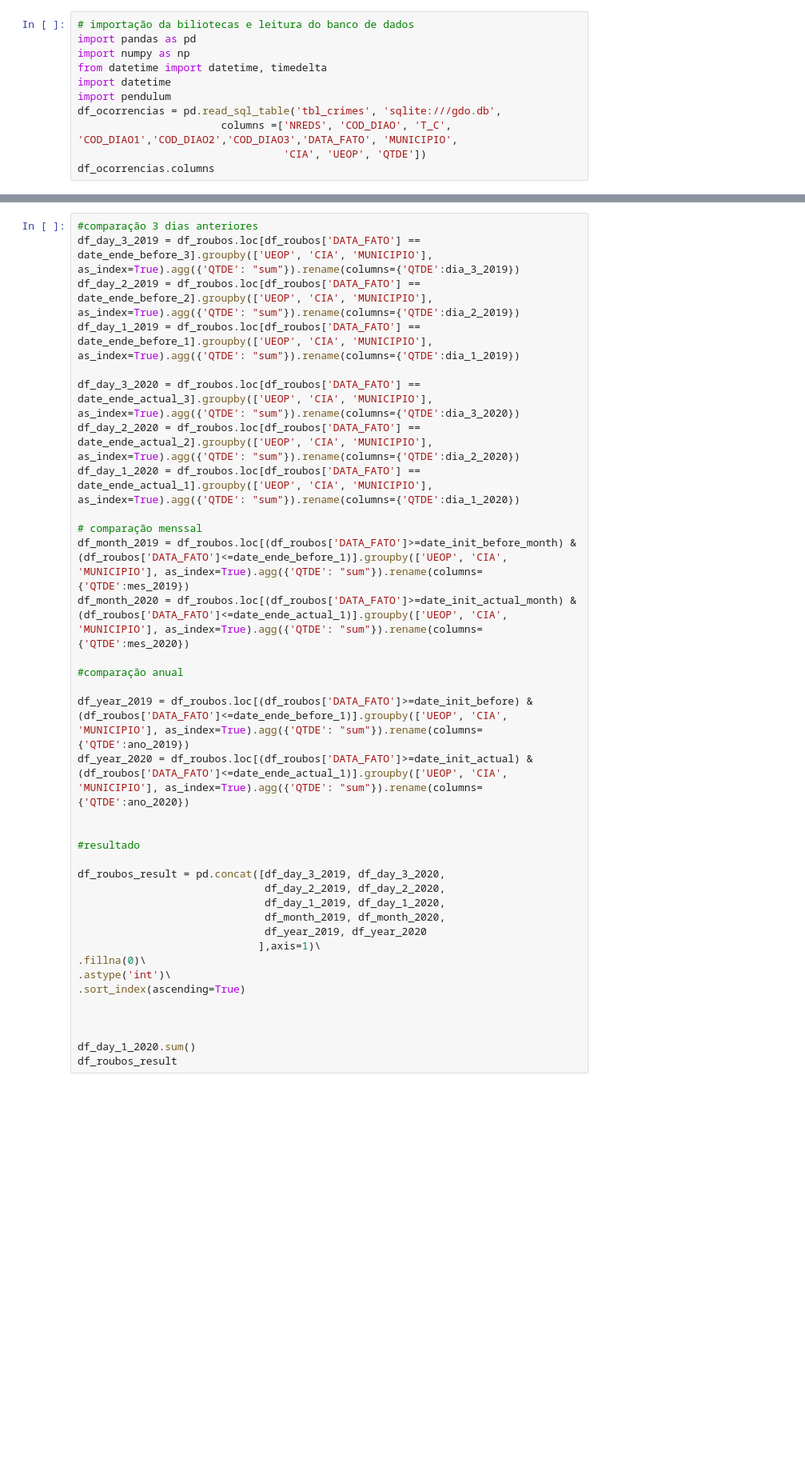
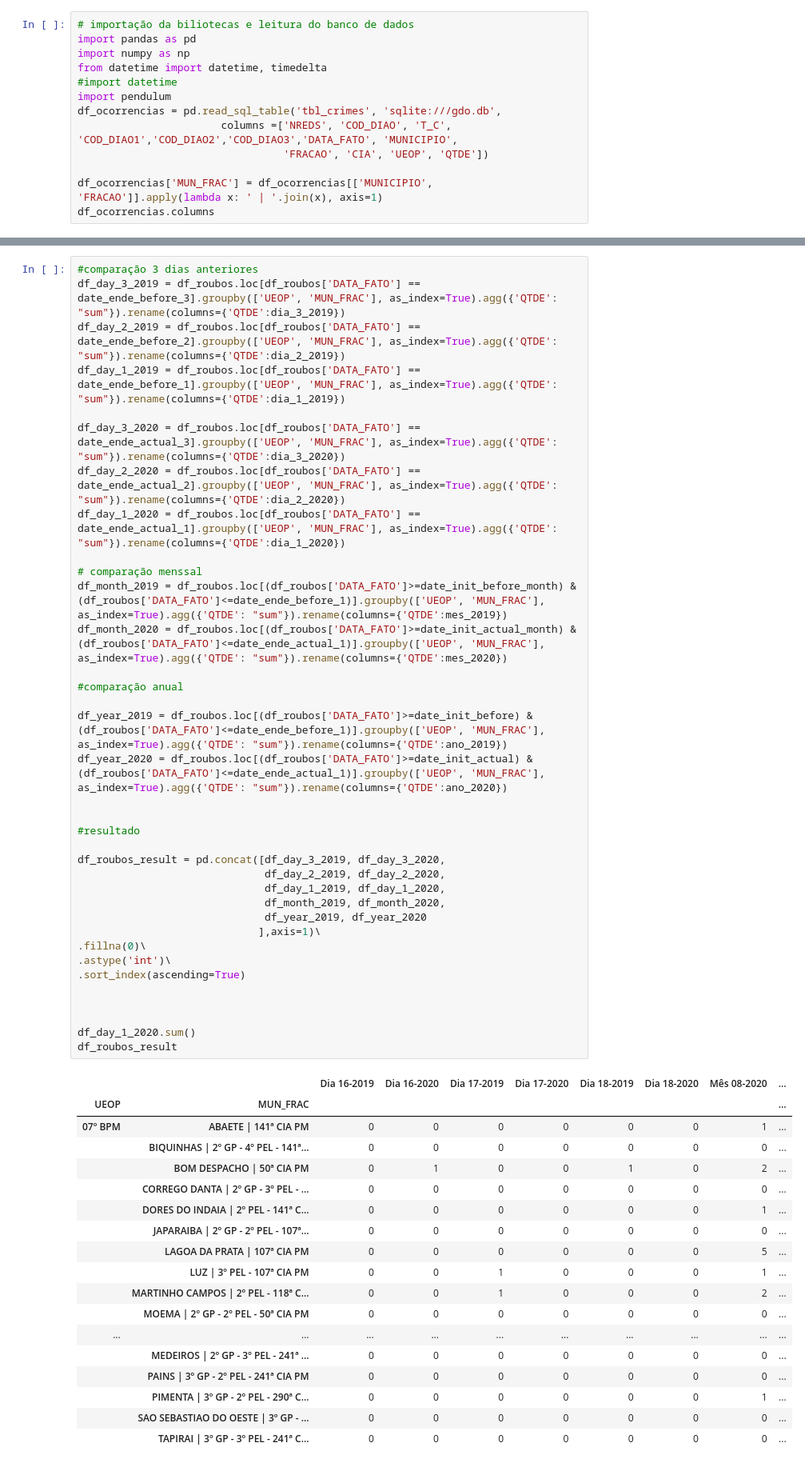
Before and after one commit to evandromaster/reports, a Jupyter notebook: report.ipynb, the cells around one changed output, grey strips where cells are left out. Shown at 80% size. Cells and saved outputs as stored; diff of their text form; blank space fills up the shorter version.

```diff
--- a/report.ipynb
+++ b/report.ipynb
@@ -3,11 +3,13 @@
 import pandas as pd
 import numpy as np
 from datetime import datetime, timedelta
-import datetime
+#import datetime
 import pendulum
 df_ocorrencias = pd.read_sql_table('tbl_crimes', 'sqlite:///gdo.db',
                        columns =['NREDS', 'COD_DIAO', 'T_C', 'COD_DIAO1','COD_DIAO2','COD_DIAO3','DATA_FATO', 'MUNICIPIO',
-                                 'CIA', 'UEOP', 'QTDE'])
+                                 'FRACAO', 'CIA', 'UEOP', 'QTDE'])
+
+df_ocorrencias['MUN_FRAC'] = df_ocorrencias[['MUNICIPIO', 'FRACAO']].apply(lambda x: ' | '.join(x), axis=1)
 df_ocorrencias.columns
 # %% [output]
 Index(['NREDS', 'COD_DIAO', 'T_C', 'COD_DIAO1', 'COD_DIAO2', 'COD_DIAO3',
@@ -75,38 +112,57 @@ df_roubos.groupby(['UEOP', 'CIA', 'MUNICIPIO']).size()
 # %%
 #comparação 3 dias anteriores
-df_day_3_2019 = df_roubos.loc[df_roubos['DATA_FATO'] == date_ende_before_3].groupby(['UEOP', 'CIA', 'MUNICIPIO'], as_index=True).agg({'QTDE': "sum"}).rename(columns={'QTDE':dia_3_2019})
-df_day_2_2019 = df_roubos.loc[df_roubos['DATA_FATO'] == date_ende_before_2].groupby(['UEOP', 'CIA', 'MUNICIPIO'], as_index=True).agg({'QTDE': "sum"}).rename(columns={'QTDE':dia_2_2019})
-df_day_1_2019 = df_roubos.loc[df_roubos['DATA_FATO'] == date_ende_before_1].groupby(['UEOP', 'CIA', 'MUNICIPIO'], as_index=True).agg({'QTDE': "sum"}).rename(columns={'QTDE':dia_1_2019})
+df_day_3_2019 = df_roubos.loc[df_roubos['DATA_FATO'] == date_ende_before_3].groupby(['UEOP', 'MUN_FRAC'], as_index=True).agg({'QTDE': "sum"}).rename(columns={'QTDE':dia_3_2019})
+df_day_2_2019 = df_roubos.loc[df_roubos['DATA_FATO'] == date_ende_before_2].groupby(['UEOP', 'MUN_FRAC'], as_index=True).agg({'QTDE': "sum"}).rename(columns={'QTDE':dia_2_2019})
+df_day_1_2019 = df_roubos.loc[df_roubos['DATA_FATO'] == date_ende_before_1].groupby(['UEOP', 'MUN_FRAC'], as_index=True).agg({'QTDE': "sum"}).rename(columns={'QTDE':dia_1_2019})
 
-df_day_3_2020 = df_roubos.loc[df_roubos['DATA_FATO'] == date_ende_actual_3].groupby(['UEOP', 'CIA', 'MUNICIPIO'], as_index=True).agg({'QTDE': "sum"}).rename(columns={'QTDE':dia_3_2020})
-df_day_2_2020 = df_roubos.loc[df_roubos['DATA_FATO'] == date_ende_actual_2].groupby(['UEOP', 'CIA', 'MUNICIPIO'], as_index=True).agg({'QTDE': "sum"}).rename(columns={'QTDE':dia_2_2020})
-df_day_1_2020 = df_roubos.loc[df_roubos['DATA_FATO'] == date_ende_actual_1].groupby(['UEOP', 'CIA', 'MUNICIPIO'], as_index=True).agg({'QTDE': "sum"}).rename(columns={'QTDE':dia_1_2020})
+df_day_3_2020 = df_roubos.loc[df_roubos['DATA_FATO'] == date_ende_actual_3].groupby(['UEOP', 'MUN_FRAC'], as_index=True).agg({'QTDE': "sum"}).rename(columns={'QTDE':dia_3_2020})
+df_day_2_2020 = df_roubos.loc[df_roubos['DATA_FATO'] == date_ende_actual_2].groupby(['UEOP', 'MUN_FRAC'], as_index=True).agg({'QTDE': "sum"}).rename(columns={'QTDE':dia_2_2020})
+df_day_1_2020 = df_roubos.loc[df_roubos['DATA_FATO'] == date_ende_actual_1].groupby(['UEOP', 'MUN_FRAC'], as_index=True).agg({'QTDE': "sum"}).rename(columns={'QTDE':dia_1_2020})
 
 # comparação menssal
-df_month_2019 = df_roubos.loc[(df_roubos['DATA_FATO']>=date_init_before_month) & (df_roubos['DATA_FATO']<=date_ende_before_1)].groupby(['UEOP', 'CIA', 'MUNICIPIO'], as_index=True).agg({'QTDE': "sum"}).rename(columns={'QTDE':mes_2019})
-df_month_2020 = df_roubos.loc[(df_roubos['DATA_FATO']>=date_init_actual_month) & (df_roubos['DATA_FATO']<=date_ende_actual_1)].groupby(['UEOP', 'CIA', 'MUNICIPIO'], as_index=True).agg({'QTDE': "sum"}).rename(columns={'QTDE':mes_2020})
+df_month_2019 = df_roubos.loc[(df_roubos['DATA_FATO']>=date_init_before_month) & (df_roubos['DATA_FATO']<=date_ende_before_1)].groupby(['UEOP', 'MUN_FRAC'], as_index=True).agg({'QTDE': "sum"}).rename(columns={'QTDE':mes_2019})
+df_month_2020 = df_roubos.loc[(df_roubos['DATA_FATO']>=date_init_actual_month) & (df_roubos['DATA_FATO']<=date_ende_actual_1)].groupby(['UEOP', 'MUN_FRAC'], as_index=True).agg({'QTDE': "sum"}).rename(columns={'QTDE':mes_2020})
 
 #comparação anual
 
-df_year_2019 = df_roubos.loc[(df_roubos['DATA_FATO']>=date_init_before) & (df_roubos['DATA_FATO']<=date_ende_before_1)].groupby(['UEOP', 'CIA', 'MUNICIPIO'], as_index=True).agg({'QTDE': "sum"}).rename(columns={'QTDE':ano_2019})
-df_year_2020 = df_roubos.loc[(df_roubos['DATA_FATO']>=date_init_actual) & (df_roubos['DATA_FATO']<=date_ende_actual_1)].groupby(['UEOP', 'CIA', 'MUNICIPIO'], as_index=True).agg({'QTDE': "sum"}).rename(columns={'QTDE':ano_2020})
+df_year_2019 = df_roubos.loc[(df_roubos['DATA_FATO']>=date_init_before) & (df_roubos['DATA_FATO']<=date_ende_before_1)].groupby(['UEOP', 'MUN_FRAC'], as_index=True).agg({'QTDE': "sum"}).rename(columns={'QTDE':ano_2019})
+df_year_2020 = df_roubos.loc[(df_roubos['DATA_FATO']>=date_init_actual) & (df_roubos['DATA_FATO']<=date_ende_actual_1)].groupby(['UEOP', 'MUN_FRAC'], as_index=True).agg({'QTDE': "sum"}).rename(columns={'QTDE':ano_2020})
 
 
 #resultado
 
 df_roubos_result = pd.concat([df_day_3_2019, df_day_3_2020,
                               df_day_2_2019, df_day_2_2020,
                               df_day_1_2019, df_day_1_2020,
                               df_month_2019, df_month_2020,
                               df_year_2019, df_year_2020
                              ],axis=1)\
 .fillna(0)\
 .astype('int')\
 .sort_index(ascending=True)
 
 
 
 df_day_1_2020.sum()
 df_roubos_result
+# %% [output]
+|  |  | Dia 16-2019 | Dia 16-2020 | Dia 17-2019 | Dia 17-2020 | Dia 18-2019 | Dia 18-2020 | Mês 08-2020 | ... |
+| UEOP | MUN_FRAC |  |  |  |  |  |  |  | ... |
+| 07º BPM | ABAETE | 141ª CIA PM | 0 | 0 | 0 | 0 | 0 | 0 | 1 | ... |
+|  | BIQUINHAS | 2º GP - 4º PEL - 141ª... | 0 | 0 | 0 | 0 | 0 | 0 | 0 | ... |
+|  | BOM DESPACHO | 50ª CIA PM | 0 | 1 | 0 | 0 | 1 | 0 | 2 | ... |
+|  | CORREGO DANTA | 2º GP - 3º PEL - ... | 0 | 0 | 0 | 0 | 0 | 0 | 0 | ... |
+|  | DORES DO INDAIA | 2º PEL - 141ª C... | 0 | 0 | 0 | 0 | 0 | 0 | 1 | ... |
+|  | JAPARAIBA | 2º GP - 2º PEL - 107ª... | 0 | 0 | 0 | 0 | 0 | 0 | 0 | ... |
+|  | LAGOA DA PRATA | 107ª CIA PM | 0 | 0 | 0 | 0 | 0 | 0 | 5 | ... |
+|  | LUZ | 3º PEL - 107ª CIA PM | 0 | 0 | 1 | 0 | 0 | 0 | 1 | ... |
+|  | MARTINHO CAMPOS | 2º PEL - 118ª C... | 0 | 0 | 1 | 0 | 0 | 0 | 2 | ... |
+|  | MOEMA | 2º GP - 2º PEL - 50ª CIA PM | 0 | 0 | 0 | 0 | 0 | 0 | 0 | ... |
+| ... | ... | ... | ... | ... | ... | ... | ... | ... | ... |
+|  | MEDEIROS | 2º GP - 3º PEL - 241ª ... | 0 | 0 | 0 | 0 | 0 | 0 | 0 | ... |
+|  | PAINS | 3º GP - 2º PEL - 241ª CIA PM | 0 | 0 | 0 | 0 | 0 | 0 | 0 | ... |
+|  | PIMENTA | 3º GP - 2º PEL - 290ª C... | 0 | 0 | 0 | 0 | 0 | 0 | 1 | ... |
+|  | SAO SEBASTIAO DO OESTE | 3º GP - ... | 0 | 0 | 0 | 0 | 0 | 0 | 0 | ... |
+|  | TAPIRAI | 3º GP - 3º PEL - 241ª C... | 0 | 0 | 0 | 0 | 0 | 0 | 0 | ... |
 # %%
 #result = r"C:\Users\Luísa\Desktop\df_anuncio_roubos.xlsx"
```
Also changed, not shown: parts of 8 cells of this notebook, 1 other file.
